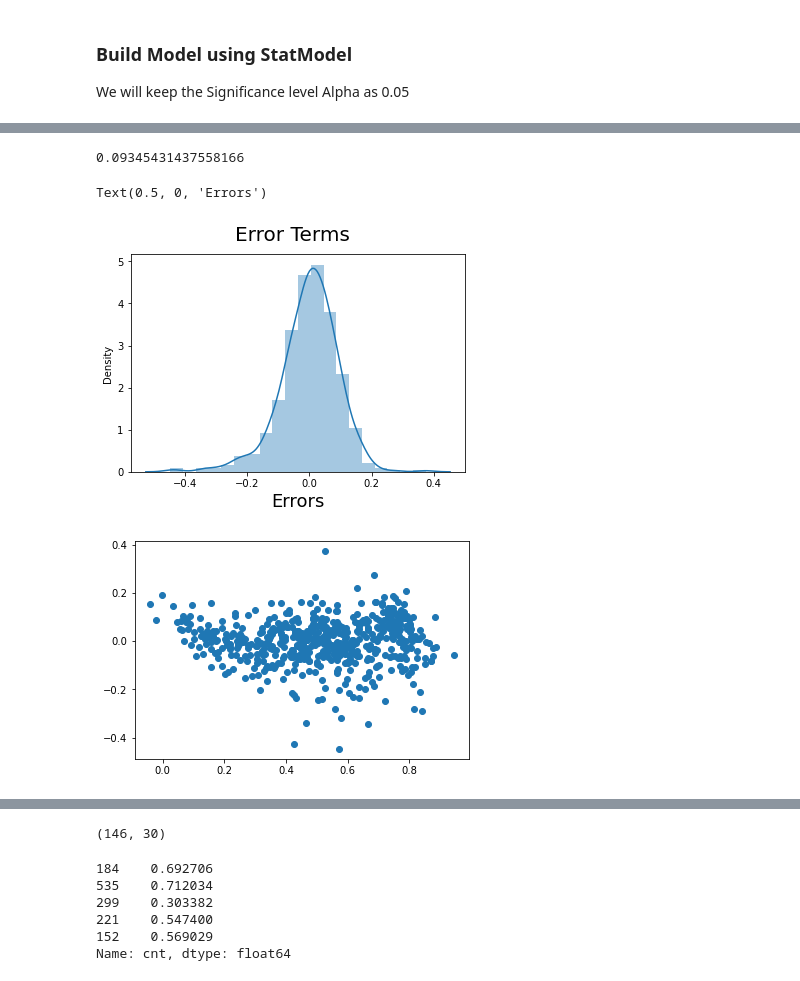
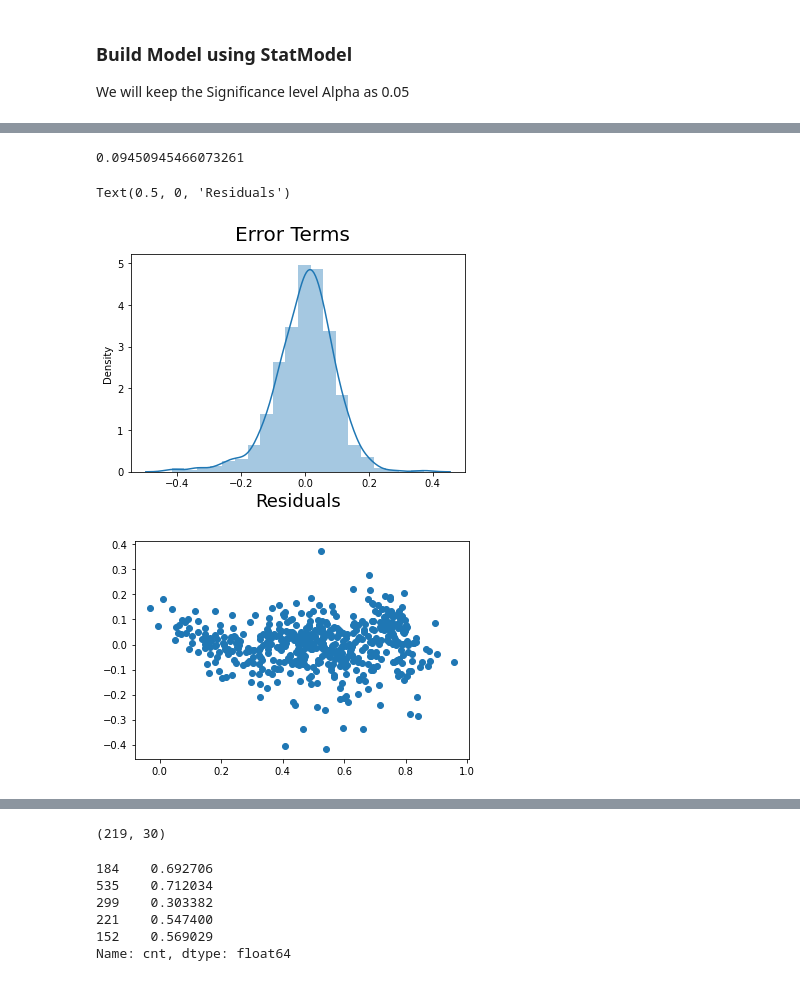
Before and after one commit to shajivmasters/Bike_sharing_draft, a Jupyter notebook: BikeSharing_Assignment_Draft_v1.ipynb, the cells around one changed output, grey strips where cells are left out. Drawn from its saved outputs; the diff is of its cells as text; code cells hidden in the pictures.

Commit message:
Version 3 update to reduce the size

```diff
--- a/BikeSharing_Assignment_Draft_v1.ipynb
+++ b/BikeSharing_Assignment_Draft_v1.ipynb
@@ -392,7 +392,7 @@ bike_sharing_df.shape
 # %%
 ## np.random.seed(0) makes the random numbers predictable
 np.random.seed(0)
-bike_sharing_df_train, bike_sharing_df_test = train_test_split(bike_sharing_df, train_size = 0.8, test_size = 0.2, random_state = 100)
+bike_sharing_df_train, bike_sharing_df_test = train_test_split(bike_sharing_df, train_size = 0.7, test_size = 0.3, random_state = 100)
 # %%
 bike_sharing_df_train.head()
 # %% [output]
@@ -458,7 +458,7 @@ print(X_train.shape)
 lm = LinearRegression()
 lm.fit(X_train, y_train)
 
-rfe = RFE(lm, n_features_to_select=15) # running RFE
+rfe = RFE(lm, n_features_to_select=13) # running RFE to limit only 13 features
 rfe = rfe.fit(X_train.values, y_train)
 # %%
 list(zip(X_train.columns,rfe.support_,rfe.ranking_))
@@ -609,4 +607,0 @@ Notes:
-# %%
-X_train_sm_itr.drop(columns='atemp',inplace=True)
-display(X_train_sm_itr)
-lm = train_model(X_train_sm_itr)
@@ -1040,22 +949,25 @@ X_train_sm_itr
 y_train_cnt = lm[0].predict(X_train_sm_itr)
 # %%
 np.sqrt(mean_squared_error(y_train, y_train_cnt))
+# You can see that the mean swayre is 0.09 which is ok for a model
 # %% [output]
-0.09345431437558166
+0.09450945466073261
 # %%
-# Plot the histogram of the error terms
+# Plot the histogram of the error (residuals) terms just to confirm it is normalized and it is indeed
 fig = plt.figure()
 sns.distplot((y_train - y_train_cnt), bins = 20)
 fig.suptitle('Error Terms', fontsize = 20)                  # Plot heading
-plt.xlabel('Errors', fontsize = 18)                         # X-label
+plt.xlabel('Residuals', fontsize = 18)                         # X-label
 # %% [output]
-Text(0.5, 0, 'Errors')
+Text(0.5, 0, 'Residuals')
-[figure, old version]
+[figure, new version]
 # %%
+# Thet are independent as well
+
 plt.scatter(y_train_cnt,(y_train - y_train_cnt))
 plt.show()
 # %% [output]
-[figure, old version]
+[figure, new version]
 # %%
 num_vars = ["temp", "atemp", "hum", "windspeed", "cnt"]
 bike_sharing_df_test[num_vars] = scaler.transform(bike_sharing_df_test[num_vars])
@@ -1072,7 +984,7 @@ bike_sharing_df_test.head()
 # %%
 bike_sharing_df_test.shape
 # %% [output]
-(146, 30)
+(219, 30)
 # %%
 y_test = bike_sharing_df_test.pop('cnt')
 X_test = bike_sharing_df_test
```
Also changed, not shown: parts of 39 cells of this notebook, 1 other file.
